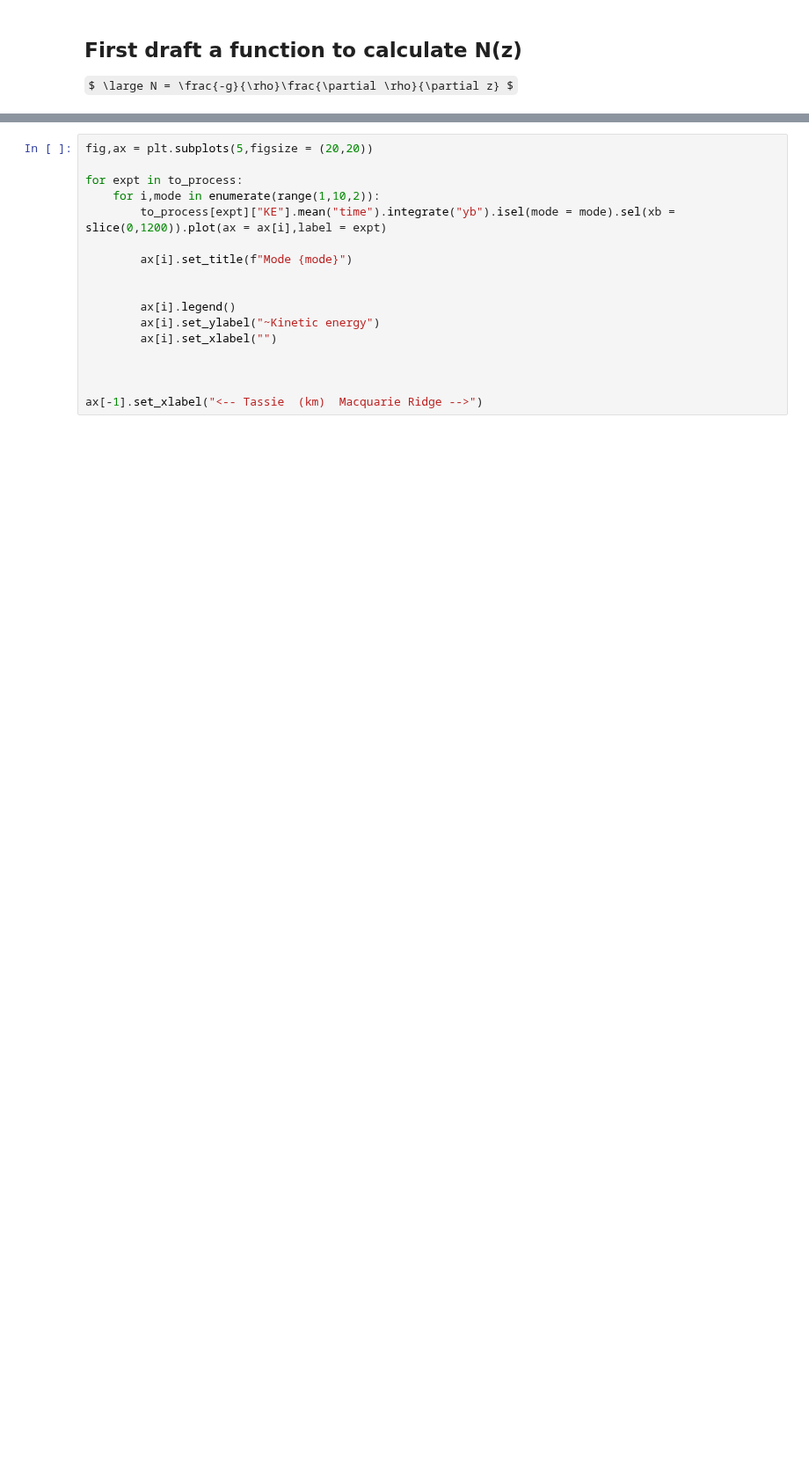
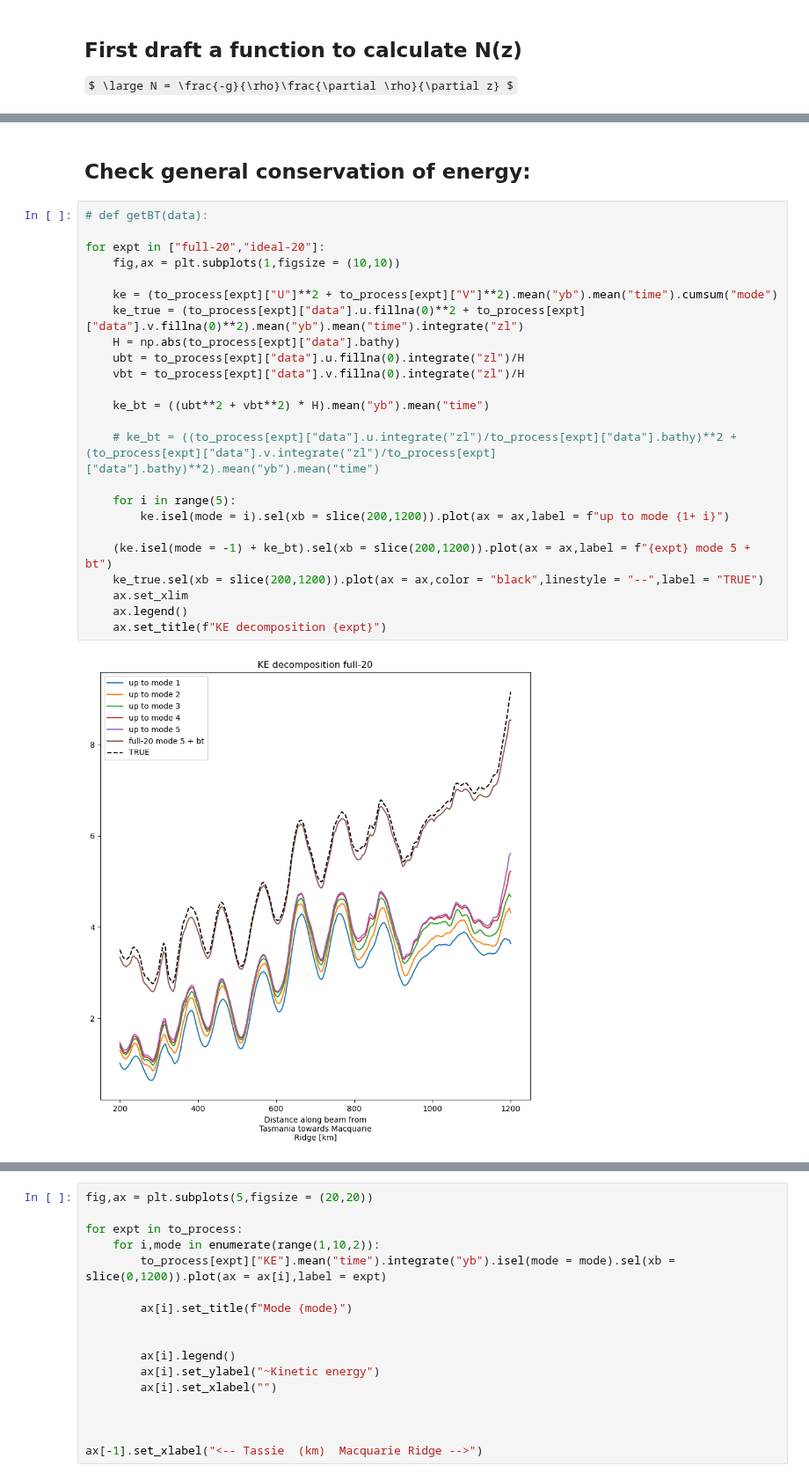
Before and after one commit to ashjbarnes/tasman-tides, a Jupyter notebook: notebooks/analysis/vertical_structure/vs_compare.ipynb, the cells around one changed output, grey strips where cells are left out. Shown at 88% size. Saved outputs shown, nothing was run; the diff lists cells and outputs as text; some formulas as TeX source; blank space fills up the shorter version.

```diff
--- a/notebooks/analysis/vertical_structure/vs_compare.ipynb
+++ b/notebooks/analysis/vertical_structure/vs_compare.ipynb
@@ -178,0 +151,28 @@ Consider scattering data ahead of time and using futures.
+# %% [markdown]
+## Check general conservation of energy:
+# %%
+# def getBT(data):
+
+for expt in ["full-20","ideal-20"]:
+    fig,ax = plt.subplots(1,figsize = (10,10))
+
+    ke = (to_process[expt]["U"]**2 + to_process[expt]["V"]**2).mean("yb").mean("time").cumsum("mode")
+    ke_true = (to_process[expt]["data"].u.fillna(0)**2 + to_process[expt]["data"].v.fillna(0)**2).mean("yb").mean("time").integrate("zl")
+    H = np.abs(to_process[expt]["data"].bathy)
+    ubt = to_process[expt]["data"].u.fillna(0).integrate("zl")/H
+    vbt = to_process[expt]["data"].v.fillna(0).integrate("zl")/H
+
+    ke_bt = ((ubt**2 + vbt**2) * H).mean("yb").mean("time")
+
+    # ke_bt = ((to_process[expt]["data"].u.integrate("zl")/to_process[expt]["data"].bathy)**2 + (to_process[expt]["data"].v.integrate("zl")/to_process[expt]["data"].bathy)**2).mean("yb").mean("time")
+
+    for i in range(5):
+        ke.isel(mode = i).sel(xb = slice(200,1200)).plot(ax = ax,label = f"up to mode {1+ i}")
+
+    (ke.isel(mode = -1) + ke_bt).sel(xb = slice(200,1200)).plot(ax = ax,label = f"{expt} mode 5 + bt")
+    ke_true.sel(xb = slice(200,1200)).plot(ax = ax,color = "black",linestyle = "--",label = "TRUE")
+    ax.set_xlim
+    ax.legend()
+    ax.set_title(f"KE decomposition {expt}")
+# %% [output]
+[figure, added]
```
Also changed, not shown: parts of 17 cells of this notebook, 1 other file.
